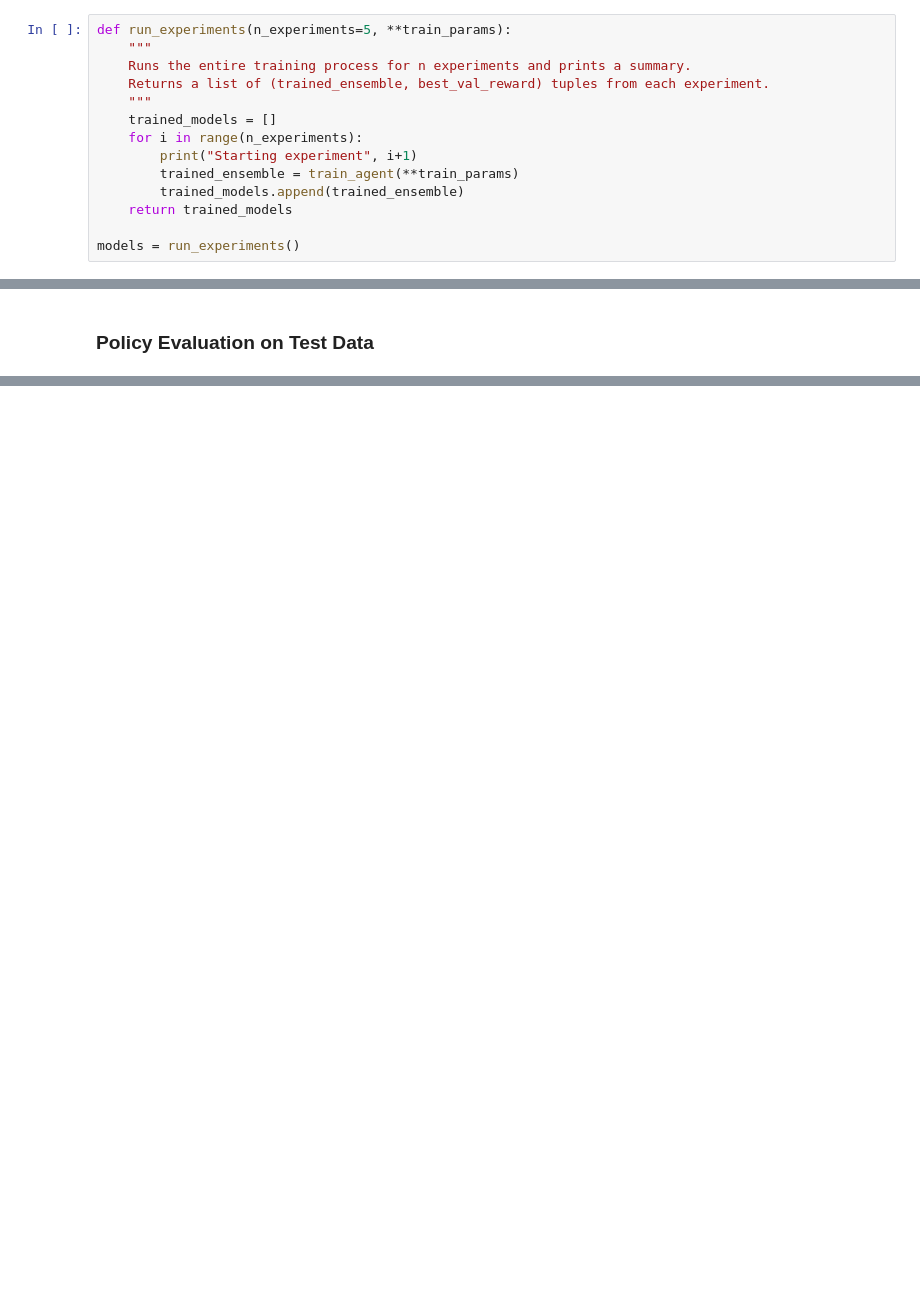
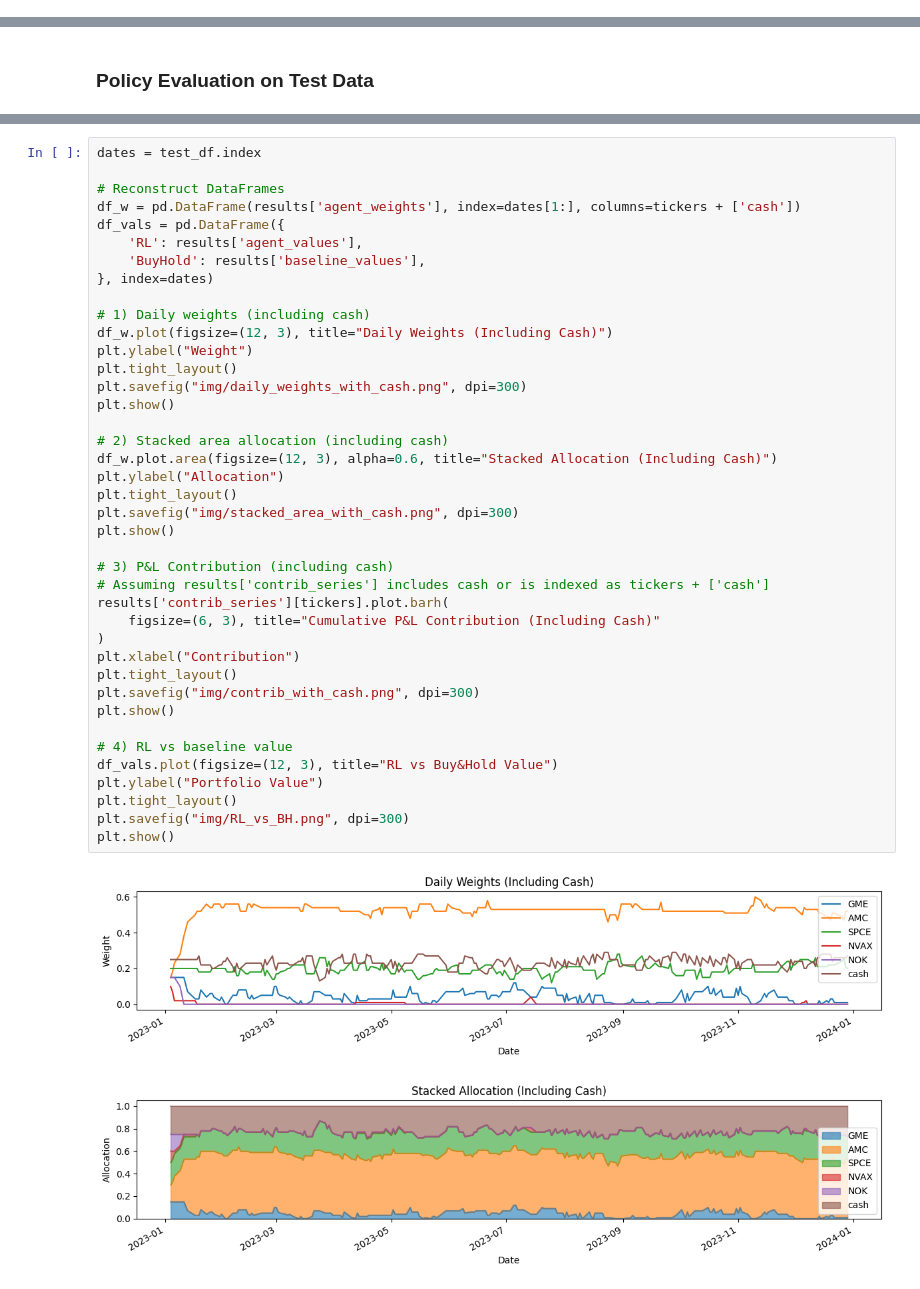
Before and after one commit to FitrahHaque/Portfolio-Optimization-Using-RL, a Jupyter notebook: fineGrainedQ.ipynb, the cells around one changed output, grey strips where cells are left out. Cells and saved outputs as stored; diff of their text form; blank space fills up the shorter version.

```diff
--- a/fineGrainedQ.ipynb
+++ b/fineGrainedQ.ipynb
@@ -596,17 +597,3 @@ def train_agent(episodes=150,
 
     print("Training completed.")
     return ensemble_nets
-# %%
-def run_experiments(n_experiments=5, **train_params):
-    """
-    Runs the entire training process for n experiments and prints a summary.
-    Returns a list of (trained_ensemble, best_val_reward) tuples from each experiment.
-    """
-    trained_models = []
-    for i in range(n_experiments):
-        print("Starting experiment", i+1)
-        trained_ensemble = train_agent(**train_params)
-        trained_models.append(trained_ensemble)
-    return trained_models
-
-models = run_experiments()
@@ -795,0 +791,43 @@ Baseline portfolio value: 0.6263
+# %%
+dates = test_df.index
+
+# Reconstruct DataFrames
+df_w = pd.DataFrame(results['agent_weights'], index=dates[1:], columns=tickers + ['cash'])
+df_vals = pd.DataFrame({
+    'RL': results['agent_values'],
+    'BuyHold': results['baseline_values'],
+}, index=dates)
+
+# 1) Daily weights (including cash)
+df_w.plot(figsize=(12, 3), title="Daily Weights (Including Cash)")
+plt.ylabel("Weight")
+plt.tight_layout()
+plt.savefig("img/daily_weights_with_cash.png", dpi=300)
+plt.show()
+
+# 2) Stacked area allocation (including cash)
+df_w.plot.area(figsize=(12, 3), alpha=0.6, title="Stacked Allocation (Including Cash)")
+plt.ylabel("Allocation")
+plt.tight_layout()
+plt.savefig("img/stacked_area_with_cash.png", dpi=300)
+plt.show()
+
+# 3) P&L Contribution (including cash)
+# Assuming results['contrib_series'] includes cash or is indexed as tickers + ['cash']
+results['contrib_series'][tickers].plot.barh(
+    figsize=(6, 3), title="Cumulative P&L Contribution (Including Cash)"
+)
+plt.xlabel("Contribution")
+plt.tight_layout()
+plt.savefig("img/contrib_with_cash.png", dpi=300)
+plt.show()
+
+# 4) RL vs baseline value
+df_vals.plot(figsize=(12, 3), title="RL vs Buy&Hold Value")
+plt.ylabel("Portfolio Value")
+plt.tight_layout()
+plt.savefig("img/RL_vs_BH.png", dpi=300)
+plt.show()
+# %% [output]
+[figure, added]
+[figure, added]
```
Also changed, not shown: parts of 6 cells of this notebook, 4 other files.
